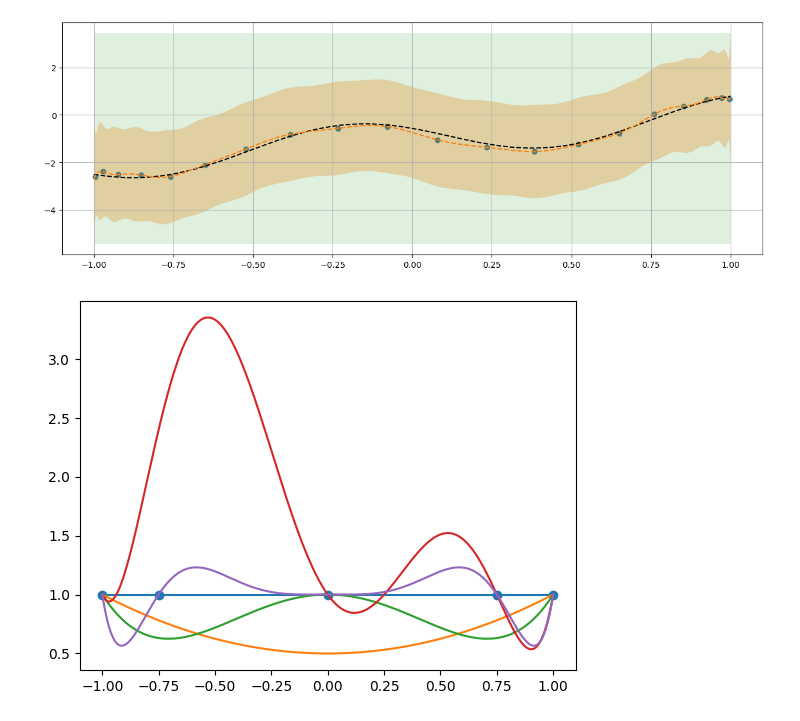
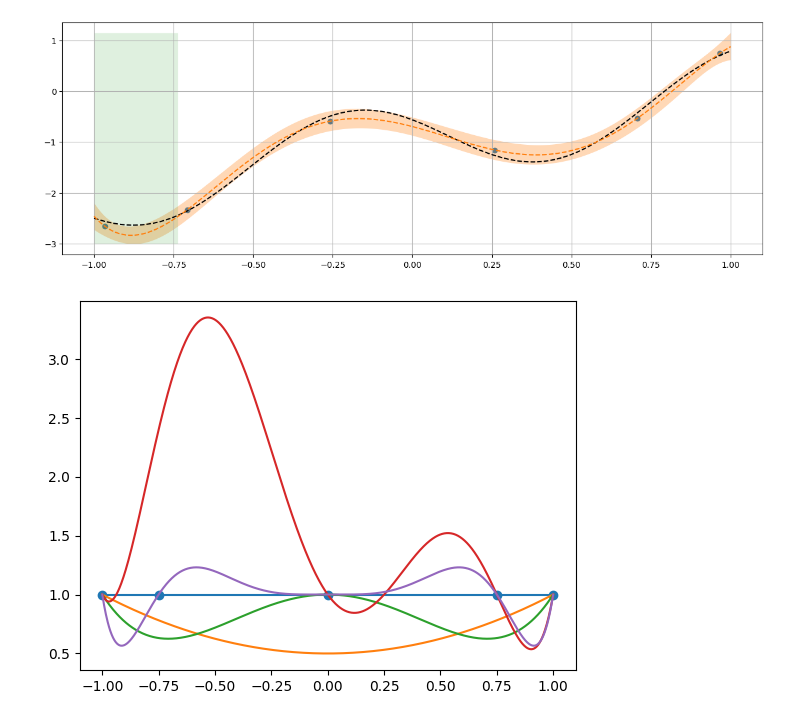
Before and after one commit to ivankirev13/Performative-Regression, a Jupyter notebook: performative_regression.ipynb, the cells around one changed output. Cells and saved outputs as stored; diff of their text form; code cells hidden in the pictures.

```diff
--- a/performative_regression.ipynb
+++ b/performative_regression.ipynb
@@ -80,18 +80,18 @@ class Performative_Regression:
         t1 = t[(self.g_hat(t) - self.conf_interval(t)) <= np.min(self.g_hat(t) + self.conf_interval(t))]
         plt.fill_between(t, np.min(self.g_hat(t) - self.conf_interval(t))*np.ones(len(t)), np.max(self.g_hat(t) + self.conf_interval(t))*np.ones(len(t)), alpha=0.15, where=np.isin(t, t1))
 # %%
-k=19
+k=5
 nodes = np.cos(np.pi * (2*np.arange(1, k+2) - 1 ) / (2*(k + 1)))
 #nodes = np.linspace(-1, 1, 10)
 
 plt.figure(figsize=(15, 5))
-pr = Performative_Regression(nodes=nodes, sigma=1, n=400)
+pr = Performative_Regression(nodes=nodes, sigma=0.1, n=1)
 plt.scatter(pr.nodes, pr.observations(pr.nodes))
 pr.plot_f_vs_g()
 plt.grid()
 plt.show()
 # %% [output]
-[figure, old version]
+[figure, new version]
 # %%
 def lagrange_square_sum(x, nodes):
 
```
